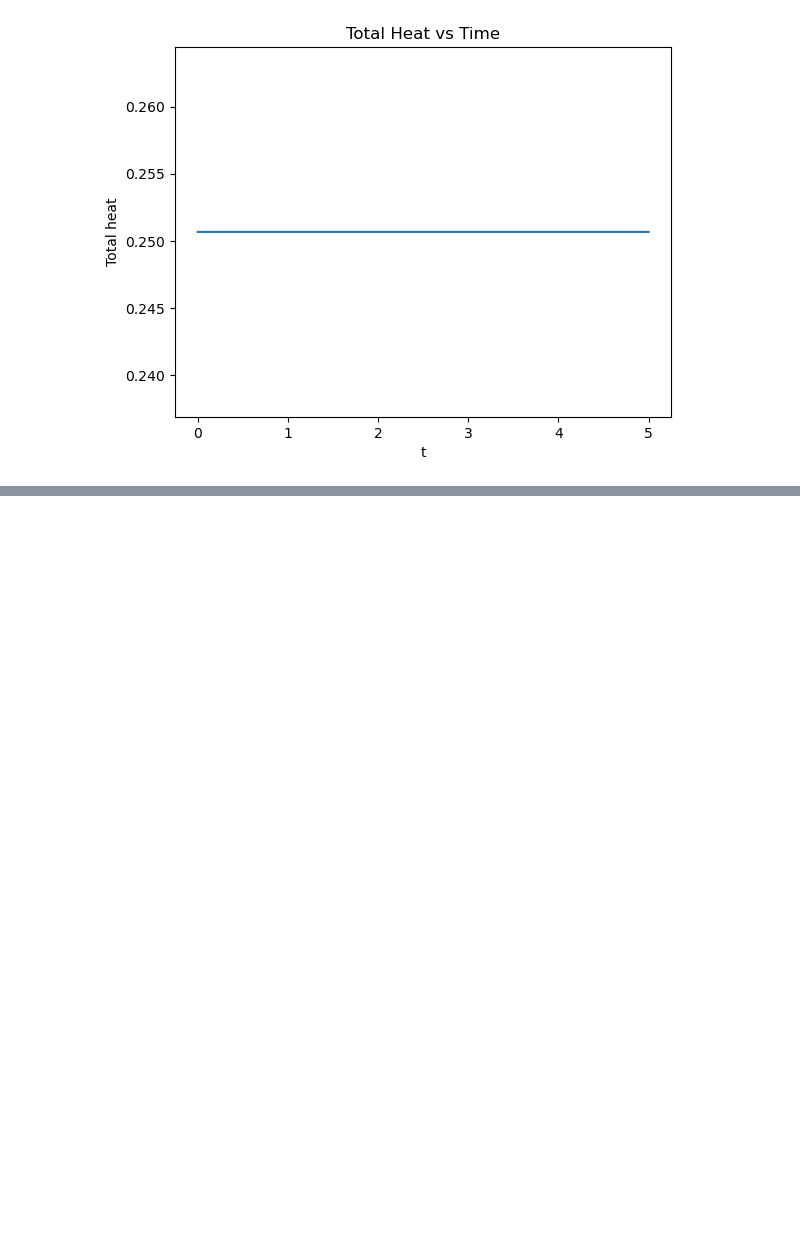
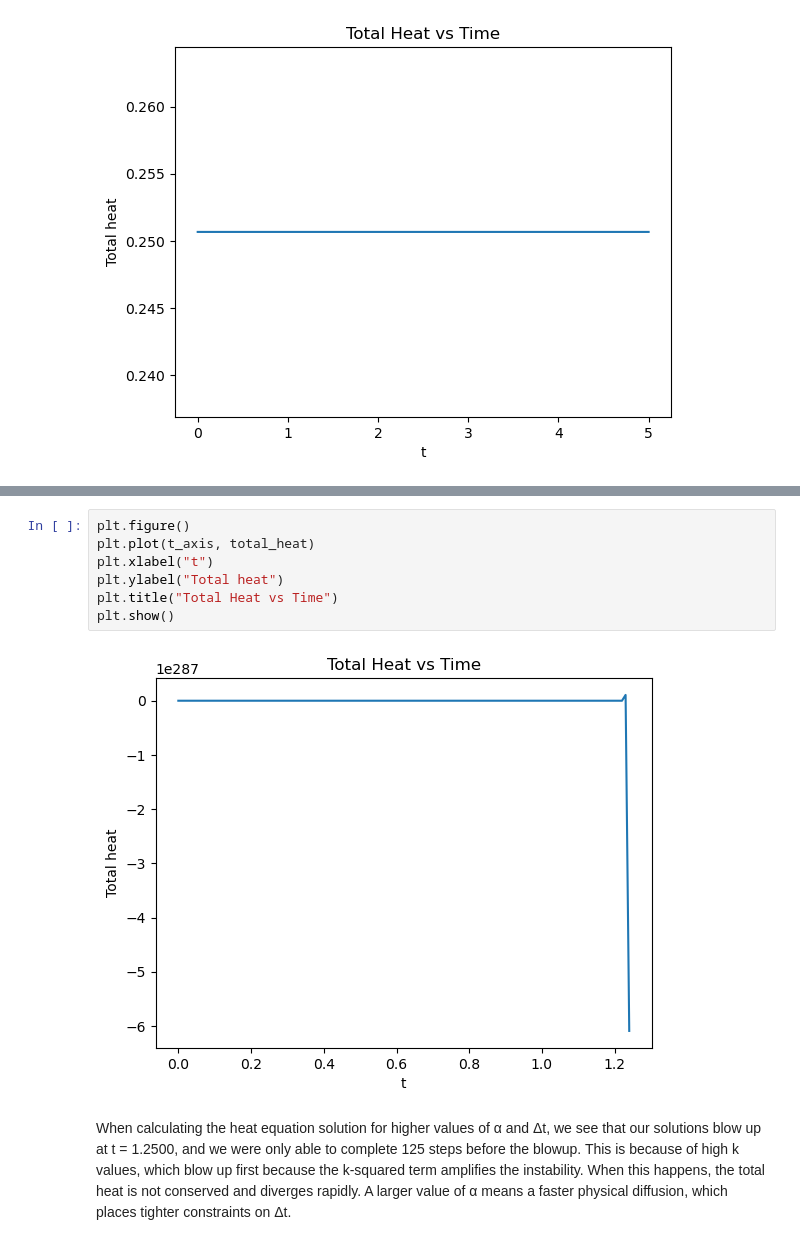
Before and after one commit to julia-brouwer1/HW-5, a Jupyter notebook: HW_5.ipynb, the cells around one changed output, grey strips where cells are left out. Saved outputs shown, nothing was run; the diff lists cells and outputs as text; blank space fills up the shorter version.

```diff
--- a/HW_5.ipynb
+++ b/HW_5.ipynb
@@ -171,0 +248,11 @@ plt.show()
+# %%
+plt.figure()
+plt.plot(t_axis, total_heat)
+plt.xlabel("t")
+plt.ylabel("Total heat")
+plt.title("Total Heat vs Time")
+plt.show()
+# %% [output]
+[figure, added]
+# %% [markdown]
+When calculating the heat equation solution for higher values of α and Δt, we see that our solutions blow up at t = 1.2500, and we were only able to complete 125 steps before the blowup. This is because of high k values, which blow up first because the k-squared term amplifies the instability. When this happens, the total heat is not conserved and diverges rapidly. A larger value of α means a faster physical diffusion, which places tighter constraints on Δt.
```
Also changed, not shown: parts of 7 cells of this notebook.
